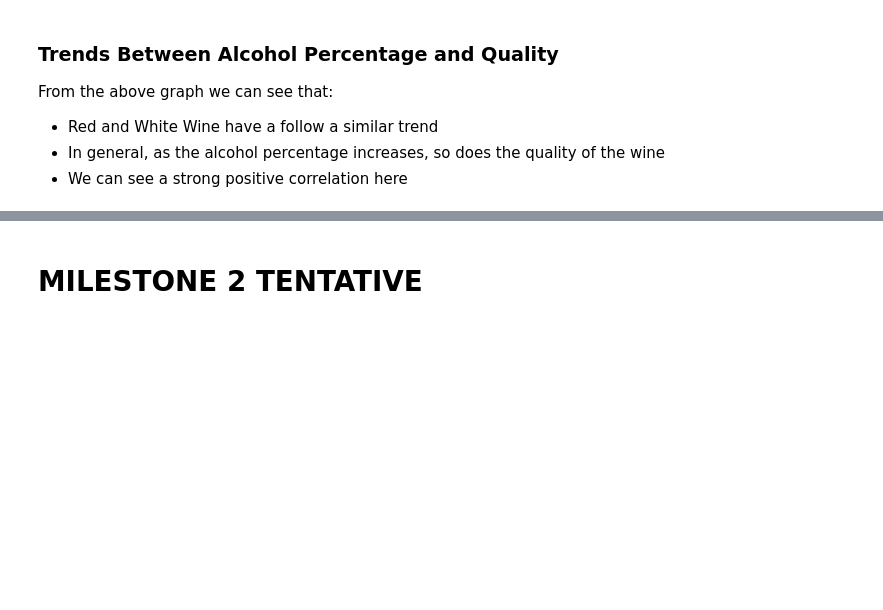
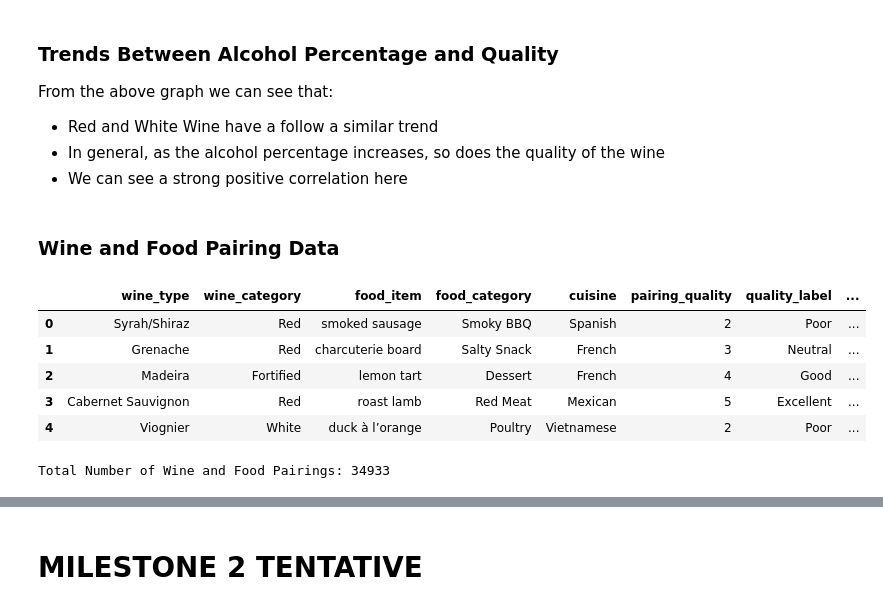
Before and after one commit to akjieettt/data-science-final-project, a Jupyter notebook: DataScienceProject.ipynb, the cells around one changed output, grey strips where cells are left out. Saved outputs shown, nothing was run; the diff lists cells and outputs as text; code cells hidden in the pictures; blank space fills up the shorter version.

```diff
--- a/DataScienceProject.ipynb
+++ b/DataScienceProject.ipynb
@@ -279,3 +279,19 @@ From the above graph we can see that:
 - Red and White Wine have a follow a similar trend
 - In general, as the alcohol percentage increases, so does the quality of the wine
 - We can see a strong positive correlation here
+# %% [markdown]
+### Wine and Food Pairing Data
+# %%
+# Loading the wine and food pairing data
+df_pairing = pd.read_csv("data/wine_food_pairings.csv")
+display(df_pairing.head())
+
+print(f"Total Number of Wine and Food Pairings: {len(df_pairing)}")
+# %% [output]
+|  | wine_type | wine_category | food_item | food_category | cuisine | pairing_quality | quality_label | ... |
+| 0 | Syrah/Shiraz | Red | smoked sausage | Smoky BBQ | Spanish | 2 | Poor | ... |
+| 1 | Grenache | Red | charcuterie board | Salty Snack | French | 3 | Neutral | ... |
+| 2 | Madeira | Fortified | lemon tart | Dessert | French | 4 | Good | ... |
+| 3 | Cabernet Sauvignon | Red | roast lamb | Red Meat | Mexican | 5 | Excellent | ... |
+| 4 | Viognier | White | duck à l’orange | Poultry | Vietnamese | 2 | Poor | ... |
+Total Number of Wine and Food Pairings: 34933
```
Also changed, not shown: parts of 10 cells of this notebook.
